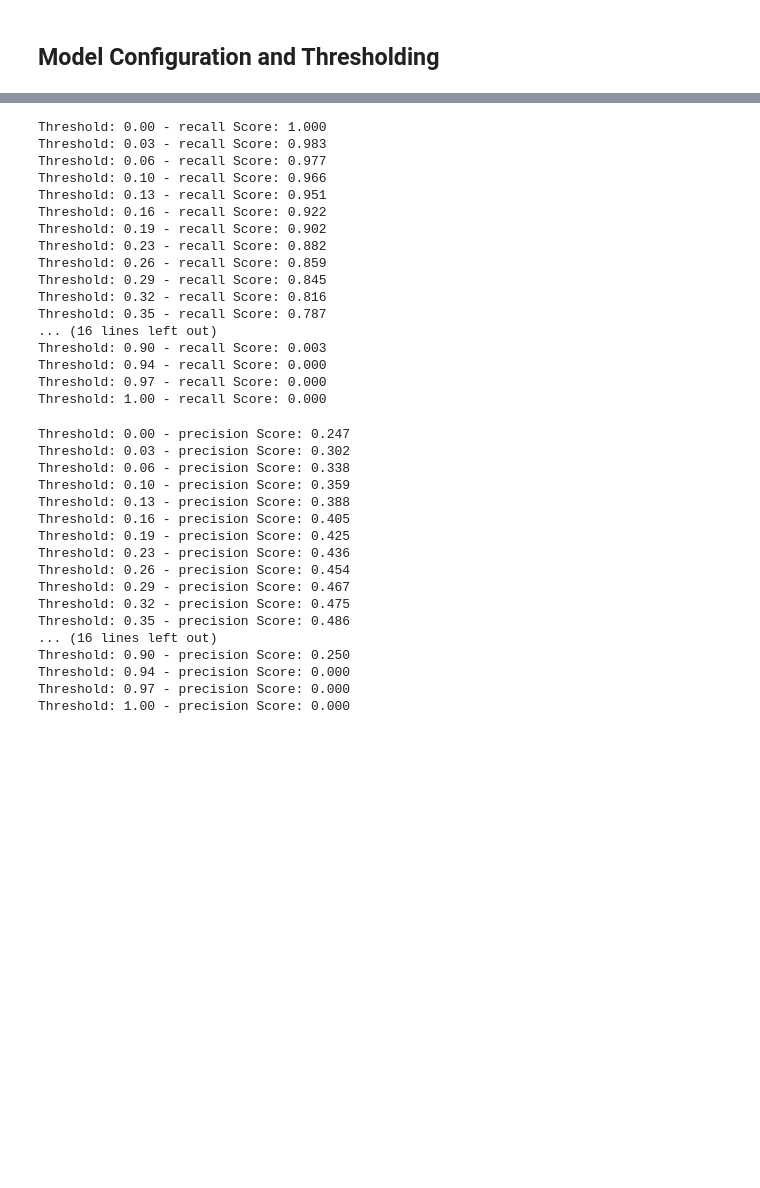
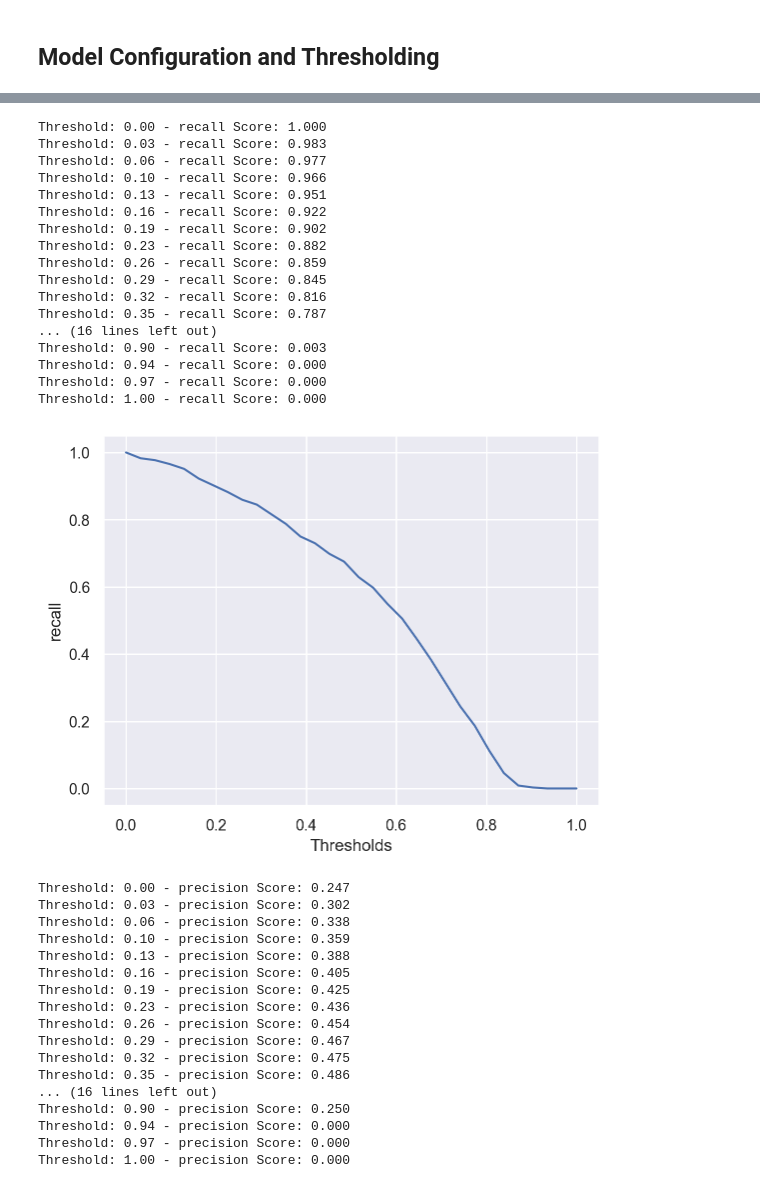
Before and after one commit to abljoel/telco-churn-detection, a Jupyter notebook: notebooks/modeling/01-lr-model-v8.ipynb, the cells around one changed output, grey strips where cells are left out. Cells and saved outputs as stored; diff of their text form; code cells hidden in the pictures; blank space fills up the shorter version.

```diff
--- a/notebooks/modeling/01-lr-model-v8.ipynb
+++ b/notebooks/modeling/01-lr-model-v8.ipynb
@@ -147,23 +163,30 @@ Threshold: 1.00 - f1 Score: 0.000
 # %%
-explore_thresholds(y_probs, y_test, func="recall", n_samples=32)
+explore_thresholds(
+    y_probs,
+    y_test,
+    func="recall",
+    n_samples=32,
+    plot=True
+)
 # %% [output]
 Threshold: 0.00 - recall Score: 1.000
 Threshold: 0.03 - recall Score: 0.983
 Threshold: 0.06 - recall Score: 0.977
 Threshold: 0.10 - recall Score: 0.966
 Threshold: 0.13 - recall Score: 0.951
 Threshold: 0.16 - recall Score: 0.922
 Threshold: 0.19 - recall Score: 0.902
 Threshold: 0.23 - recall Score: 0.882
 Threshold: 0.26 - recall Score: 0.859
 Threshold: 0.29 - recall Score: 0.845
 Threshold: 0.32 - recall Score: 0.816
 Threshold: 0.35 - recall Score: 0.787
 ... (16 lines left out)
 Threshold: 0.90 - recall Score: 0.003
 Threshold: 0.94 - recall Score: 0.000
 Threshold: 0.97 - recall Score: 0.000
 Threshold: 1.00 - recall Score: 0.000
+[figure, added]
 # %%
 explore_thresholds(y_probs, y_test, func="precision", n_samples=32)
 # %% [output]
```
Also changed, not shown: parts of 3 cells of this notebook.
